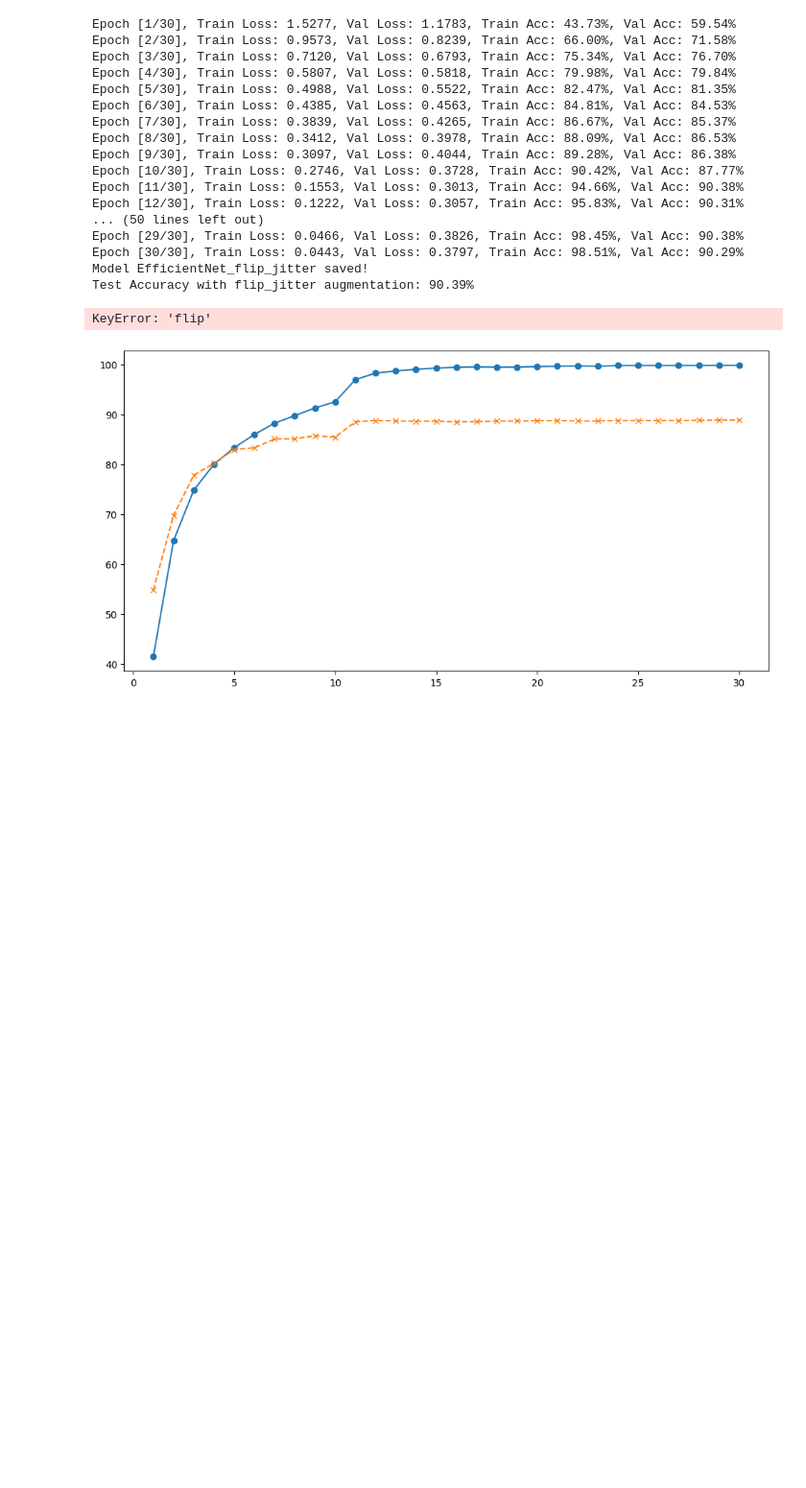
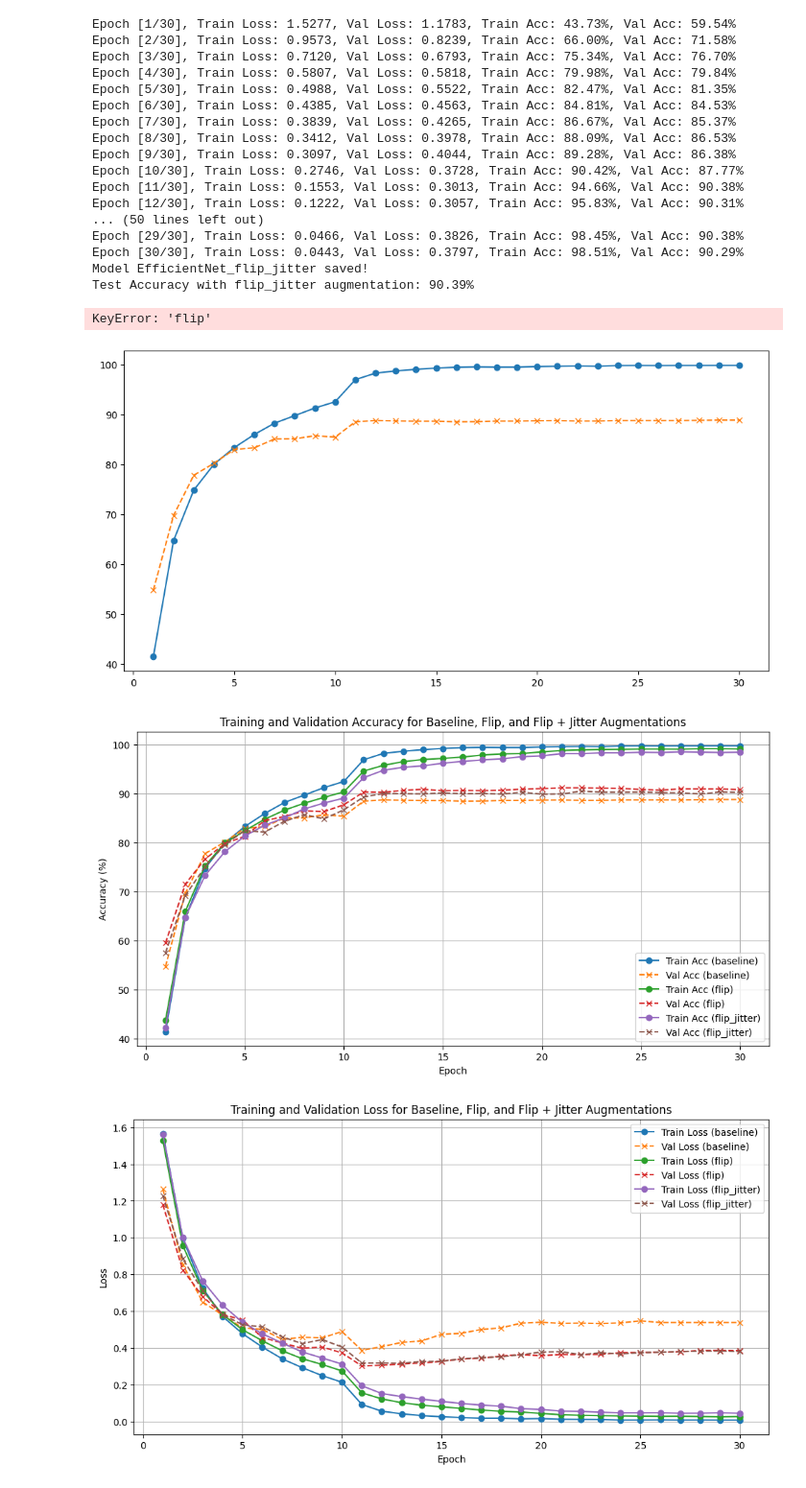
Before and after one commit to DyoWang/DeepLearningA2, a Jupyter notebook: DeepA2V1.ipynb, the cells around one changed output. Shown at 96% size. Saved outputs shown, nothing was run; the diff lists cells and outputs as text; code cells hidden in the pictures; blank space fills up the shorter version.

```diff
--- a/DeepA2V1.ipynb
+++ b/DeepA2V1.ipynb
@@ -1009,0 +1093,32 @@ KeyError: 'flip'
+# %%
+import matplotlib.pyplot as plt
+
+# Number of epochs
+epochs = range(1, 31)
+
+# Plot Training and Validation Accuracy for Baseline, Flip, and Flip + Jitter
+plt.figure(figsize=(12, 6))
+for strategy, data in results.items():
+    plt.plot(epochs, data["train_accuracies"], label=f"Train Acc ({strategy})", marker='o')
+    plt.plot(epochs, data["val_accuracies"], label=f"Val Acc ({strategy})", marker='x', linestyle='--')
+plt.xlabel("Epoch")
+plt.ylabel("Accuracy (%)")
+plt.title("Training and Validation Accuracy for Baseline, Flip, and Flip + Jitter Augmentations")
+plt.legend()
+plt.grid(True)
+plt.show()
+
+# Plot Training and Validation Loss for Baseline, Flip, and Flip + Jitter
+plt.figure(figsize=(12, 6))
+for strategy, data in results.items():
+    plt.plot(epochs, data["train_losses"], label=f"Train Loss ({strategy})", marker='o')
+    plt.plot(epochs, data["val_losses"], label=f"Val Loss ({strategy})", marker='x', linestyle='--')
+plt.xlabel("Epoch")
+plt.ylabel("Loss")
+plt.title("Training and Validation Loss for Baseline, Flip, and Flip + Jitter Augmentations")
+plt.legend()
+plt.grid(True)
+plt.show()
+# %% [output]
+[figure, added]
+[figure, added]
```
Also changed, not shown: parts of 2 cells of this notebook.
